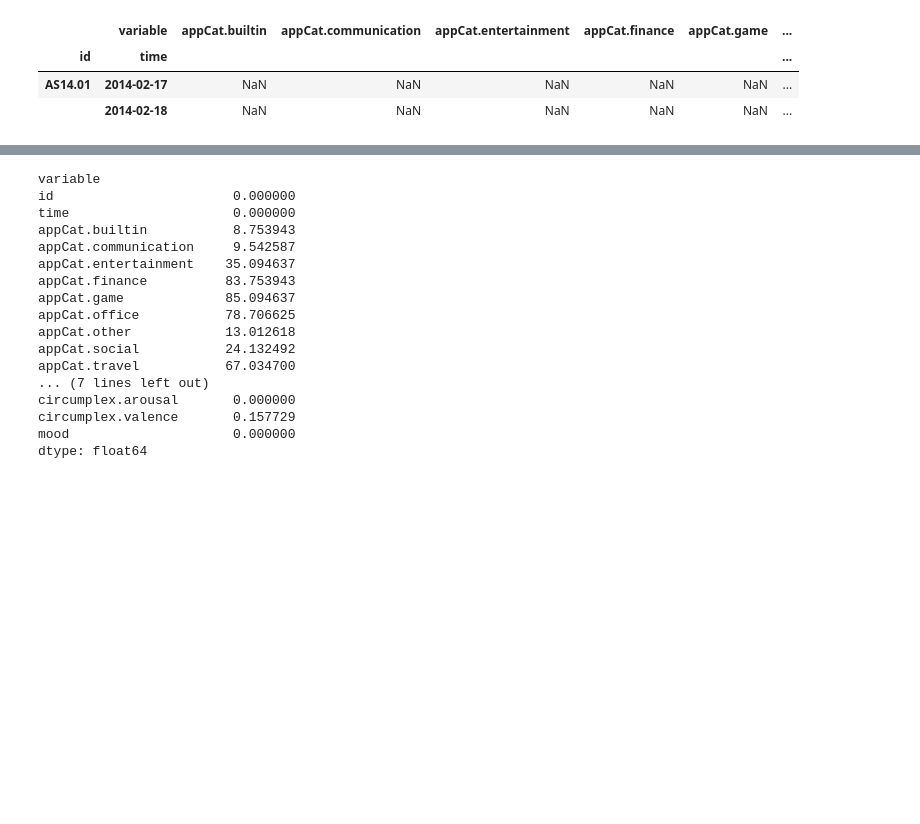
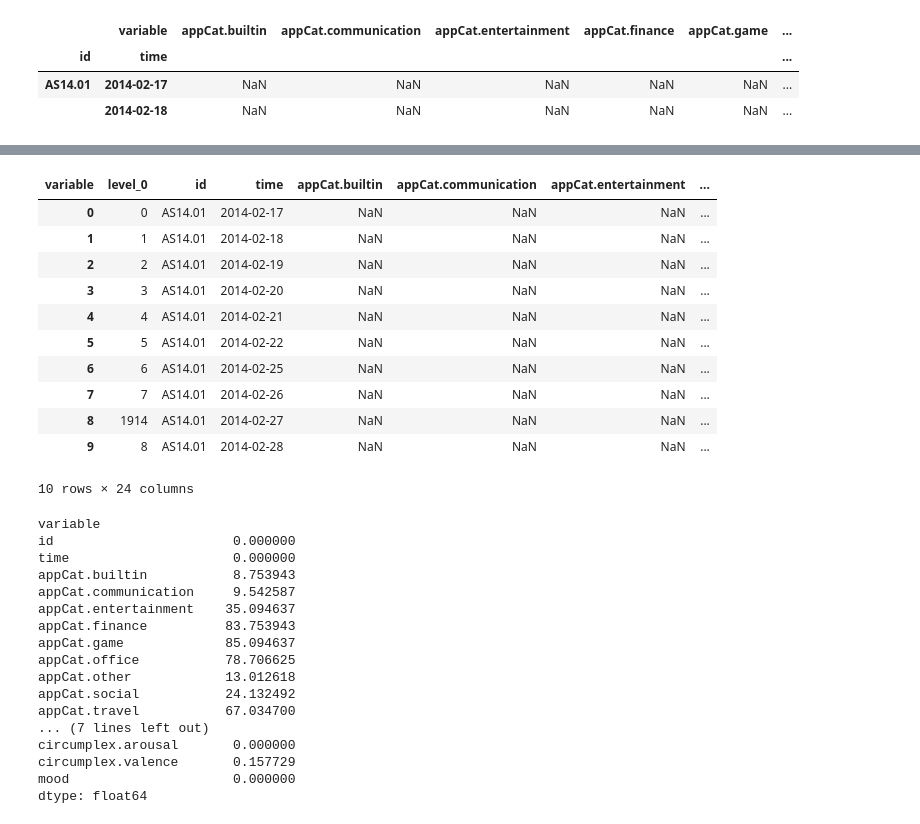
Before and after one commit to susymaijer/DMT, a Jupyter notebook: Explore_Data.ipynb, the cells around one changed output, grey strips where cells are left out. Drawn from its saved outputs; the diff is of its cells as text; code cells hidden in the pictures; blank space fills up the shorter version.

Commit message:
Add benchmark/target column and export before dropping NaN (for arima)

```diff
--- a/Explore_Data.ipynb
+++ b/Explore_Data.ipynb
@@ -118 +118,39 @@ mergedf.head(n=2)
+# %%
+mergedf = mergedf.sort_values(['id', 'time'], ascending = True) # lets sort  value of merge df based on id and date
+mergedf = mergedf.reset_index().drop(['index'], axis= 1) # just setting index from 1 to last row
+# %%
+# add column with previous day, we need to use this for benchmarking
+mergedf['prev_day'] = pd.DatetimeIndex(mergedf.time) + pd.DateOffset(-1)
+
+# filter all rows where the previous row == previous day
+filter_df = mergedf['prev_day'] == mergedf['time'].shift(1)
+
+# add benchmark column with mood from previous day
+mergedf.loc[filter_df, "benchmark"] = mergedf['mood'].copy().shift(1)
+# %%
+# add column with next day, we need to use this for the target
+mergedf['next_day'] = pd.DatetimeIndex(mergedf.time) + pd.DateOffset(1)
+
+# filter all rows where the previous row == previous day
+filter_df = mergedf['next_day'] == mergedf['time'].shift(-1)
+
+# add column with mood of next day
+mergedf.loc[filter_df, "mood_next_day"] = mergedf['mood'].copy().shift(-1)
+# %%
+mergedf.drop(['next_day', 'prev_day'], axis=1, inplace=True)
+# %%
+mergedf.head(n=10)
+# %% [output]
+| variable | level_0 | id | time | appCat.builtin | appCat.communication | appCat.entertainment | ... |
+| 0 | 0 | AS14.01 | 2014-02-17 | NaN | NaN | NaN | ... |
+| 1 | 1 | AS14.01 | 2014-02-18 | NaN | NaN | NaN | ... |
+| 2 | 2 | AS14.01 | 2014-02-19 | NaN | NaN | NaN | ... |
+| 3 | 3 | AS14.01 | 2014-02-20 | NaN | NaN | NaN | ... |
+| 4 | 4 | AS14.01 | 2014-02-21 | NaN | NaN | NaN | ... |
+| 5 | 5 | AS14.01 | 2014-02-22 | NaN | NaN | NaN | ... |
+| 6 | 6 | AS14.01 | 2014-02-25 | NaN | NaN | NaN | ... |
+| 7 | 7 | AS14.01 | 2014-02-26 | NaN | NaN | NaN | ... |
+| 8 | 1914 | AS14.01 | 2014-02-27 | NaN | NaN | NaN | ... |
+| 9 | 8 | AS14.01 | 2014-02-28 | NaN | NaN | NaN | ... |
+10 rows × 24 columns
 # %%
```
Also changed, not shown: parts of 5 cells of this notebook.
